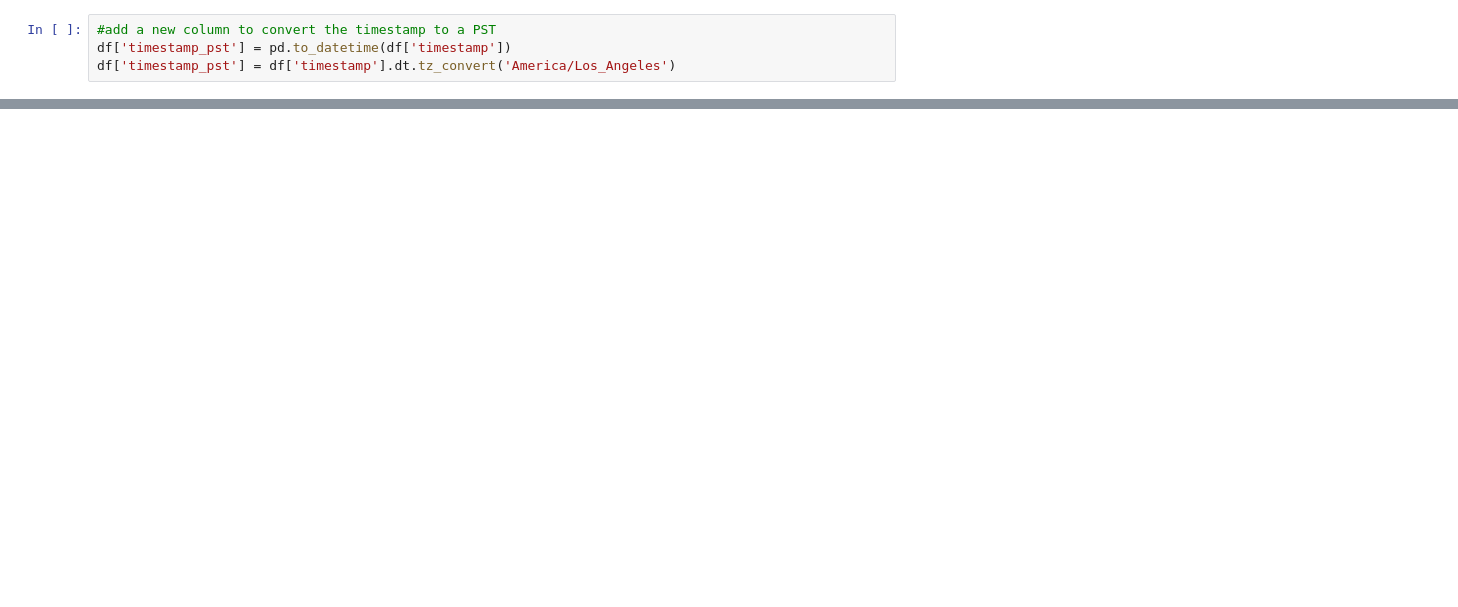
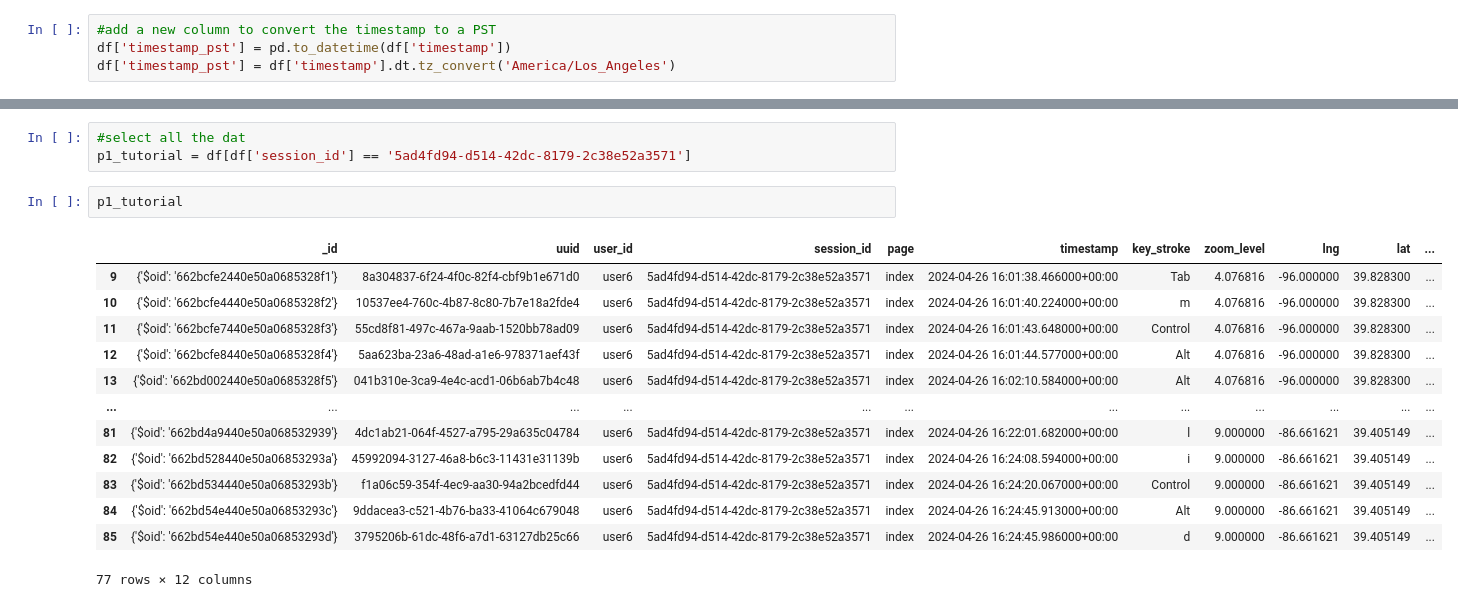
Before and after one commit to makeabilitylab/altgeoviz, a Jupyter notebook: notebooks/data_analysis.ipynb, the cells around one changed output, grey strips where cells are left out. Drawn from its saved outputs; the diff is of its cells as text; blank space fills up the shorter version.

```diff
--- a/notebooks/data_analysis.ipynb
+++ b/notebooks/data_analysis.ipynb
@@ -74,0 +70,19 @@ df.sort_values(by='timestamp_pst').head(50)
+# %%
+#select all the dat
+p1_tutorial = df[df['session_id'] == '5ad4fd94-d514-42dc-8179-2c38e52a3571']
+# %%
+p1_tutorial
+# %% [output]
+|  | _id | uuid | user_id | session_id | page | timestamp | key_stroke | zoom_level | lng | lat | ... |
+| 9 | {'$oid': '662bcfe2440e50a0685328f1'} | 8a304837-6f24-4f0c-82f4-cbf9b1e671d0 | user6 | 5ad4fd94-d514-42dc-8179-2c38e52a3571 | index | 2024-04-26 16:01:38.466000+00:00 | Tab | 4.076816 | -96.000000 | 39.828300 | ... |
+| 10 | {'$oid': '662bcfe4440e50a0685328f2'} | 10537ee4-760c-4b87-8c80-7b7e18a2fde4 | user6 | 5ad4fd94-d514-42dc-8179-2c38e52a3571 | index | 2024-04-26 16:01:40.224000+00:00 | m | 4.076816 | -96.000000 | 39.828300 | ... |
+| 11 | {'$oid': '662bcfe7440e50a0685328f3'} | 55cd8f81-497c-467a-9aab-1520bb78ad09 | user6 | 5ad4fd94-d514-42dc-8179-2c38e52a3571 | index | 2024-04-26 16:01:43.648000+00:00 | Control | 4.076816 | -96.000000 | 39.828300 | ... |
+| 12 | {'$oid': '662bcfe8440e50a0685328f4'} | 5aa623ba-23a6-48ad-a1e6-978371aef43f | user6 | 5ad4fd94-d514-42dc-8179-2c38e52a3571 | index | 2024-04-26 16:01:44.577000+00:00 | Alt | 4.076816 | -96.000000 | 39.828300 | ... |
+| 13 | {'$oid': '662bd002440e50a0685328f5'} | 041b310e-3ca9-4e4c-acd1-06b6ab7b4c48 | user6 | 5ad4fd94-d514-42dc-8179-2c38e52a3571 | index | 2024-04-26 16:02:10.584000+00:00 | Alt | 4.076816 | -96.000000 | 39.828300 | ... |
+| ... | ... | ... | ... | ... | ... | ... | ... | ... | ... | ... | ... |
+| 81 | {'$oid': '662bd4a9440e50a068532939'} | 4dc1ab21-064f-4527-a795-29a635c04784 | user6 | 5ad4fd94-d514-42dc-8179-2c38e52a3571 | index | 2024-04-26 16:22:01.682000+00:00 | l | 9.000000 | -86.661621 | 39.405149 | ... |
+| 82 | {'$oid': '662bd528440e50a06853293a'} | 45992094-3127-46a8-b6c3-11431e31139b | user6 | 5ad4fd94-d514-42dc-8179-2c38e52a3571 | index | 2024-04-26 16:24:08.594000+00:00 | i | 9.000000 | -86.661621 | 39.405149 | ... |
+| 83 | {'$oid': '662bd534440e50a06853293b'} | f1a06c59-354f-4ec9-aa30-94a2bcedfd44 | user6 | 5ad4fd94-d514-42dc-8179-2c38e52a3571 | index | 2024-04-26 16:24:20.067000+00:00 | Control | 9.000000 | -86.661621 | 39.405149 | ... |
+| 84 | {'$oid': '662bd54e440e50a06853293c'} | 9ddacea3-c521-4b76-ba33-41064c679048 | user6 | 5ad4fd94-d514-42dc-8179-2c38e52a3571 | index | 2024-04-26 16:24:45.913000+00:00 | Alt | 9.000000 | -86.661621 | 39.405149 | ... |
+| 85 | {'$oid': '662bd54e440e50a06853293d'} | 3795206b-61dc-48f6-a7d1-63127db25c66 | user6 | 5ad4fd94-d514-42dc-8179-2c38e52a3571 | index | 2024-04-26 16:24:45.986000+00:00 | d | 9.000000 | -86.661621 | 39.405149 | ... |
+77 rows × 12 columns
```
Also changed, not shown: parts of 16 cells of this notebook, 17 other files.
